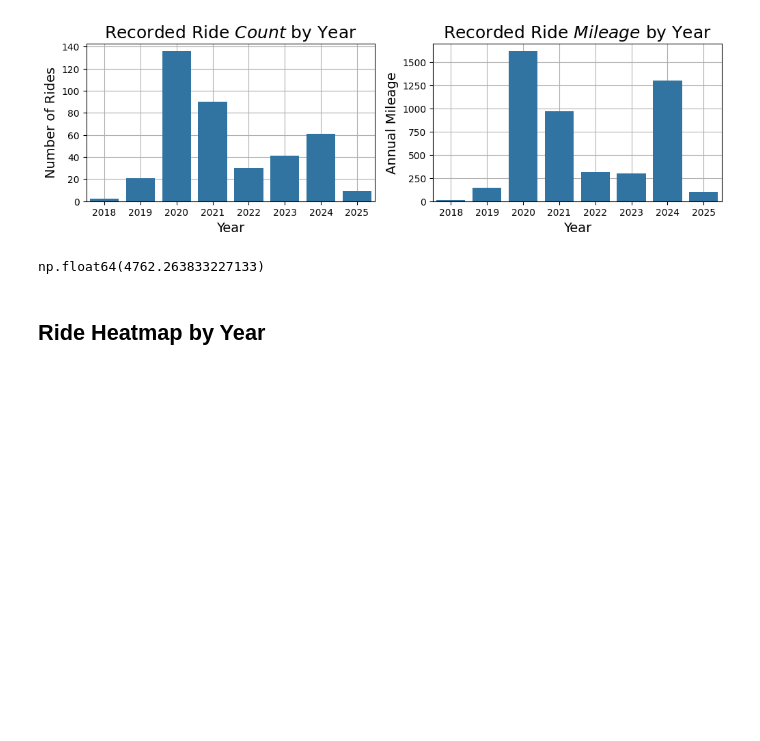
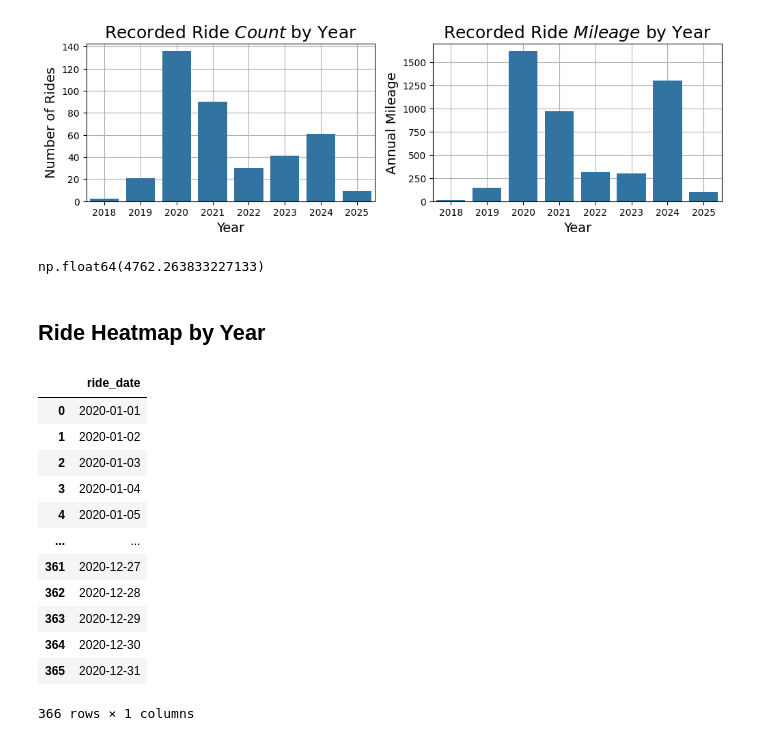
Before and after one commit to ericbauer55/bike-fitness-tracking, a Jupyter notebook: notebooks/1_Post_Enrichment_EDA/0_ride_summary_exploration.ipynb, the cells around one changed output. Cells and saved outputs as stored; diff of their text form; code cells hidden in the pictures; blank space fills up the shorter version.

```diff
--- a/notebooks/1_Post_Enrichment_EDA/0_ride_summary_exploration.ipynb
+++ b/notebooks/1_Post_Enrichment_EDA/0_ride_summary_exploration.ipynb
@@ -63,4 +63,20 @@ df.total_distance_mi.sum()
 np.float64(4762.263833227133)
 # %% [markdown]
 ## Ride Heatmap by Year
+# %%
+pd.DataFrame(pd.date_range(str(filt_year) + "-01-01", str(filt_year) + "-12-31", freq="D"), columns=['ride_date'])
+# %% [output]
+|  | ride_date |
+| 0 | 2020-01-01 |
+| 1 | 2020-01-02 |
+| 2 | 2020-01-03 |
+| 3 | 2020-01-04 |
+| 4 | 2020-01-05 |
+| ... | ... |
+| 361 | 2020-12-27 |
+| 362 | 2020-12-28 |
+| 363 | 2020-12-29 |
+| 364 | 2020-12-30 |
+| 365 | 2020-12-31 |
+366 rows × 1 columns
 # %%
```
Also changed, not shown: parts of 4 cells of this notebook.
